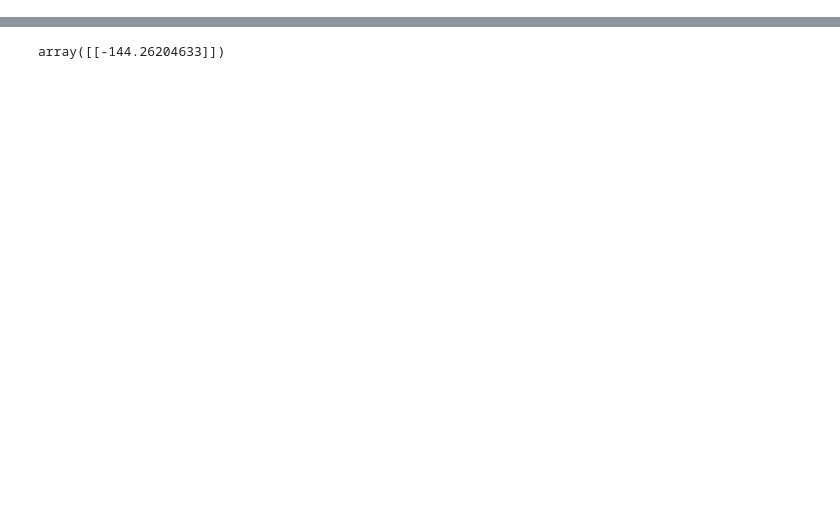
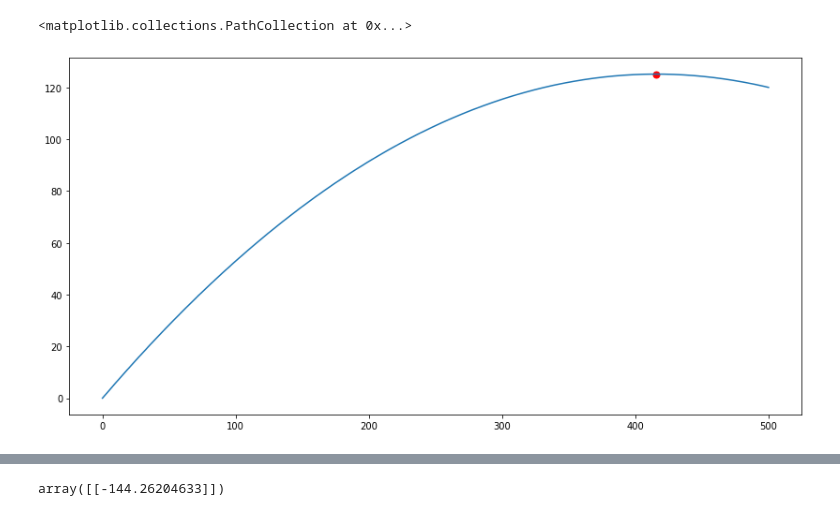
Before and after one commit to ichbinallen/opt_occ, a Jupyter notebook: notebooks/Comps.ipynb, the cells around one changed output, grey strips where cells are left out. Drawn from its saved outputs; the diff is of its cells as text; code cells hidden in the pictures; blank space fills up the shorter version.

```diff
--- a/notebooks/Comps.ipynb
+++ b/notebooks/Comps.ipynb
@@ -75,0 +154,5 @@ from sklearn.linear_model import LinearRegression
+# %%
+p_opt = -0.752611 / (2 * -0.000905)
+print(p_opt)
+occ_opt = 0.752611 - 0.000905 * p_opt
+print(occ_opt)
@@ -75,0 +183,6 @@ from sklearn.linear_model import LinearRegression
+# %%
+plt.plot(price_grid, rev_grid)
+plt.scatter(p_opt, 0.8 * p_opt * occ_opt, color="red", s=48)
+# %% [output]
+<matplotlib.collections.PathCollection at 0x...>
+[figure, added]
```
Also changed, not shown: parts of 23 cells of this notebook.
